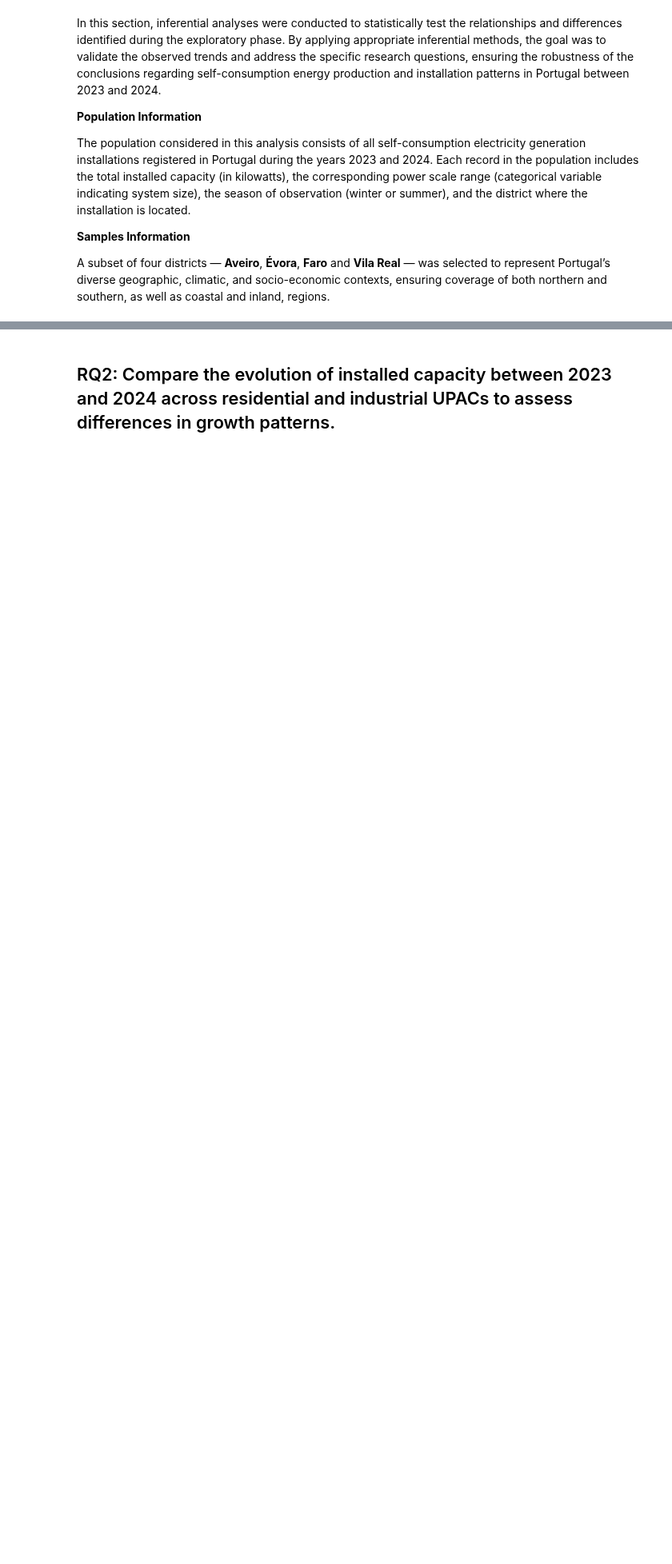
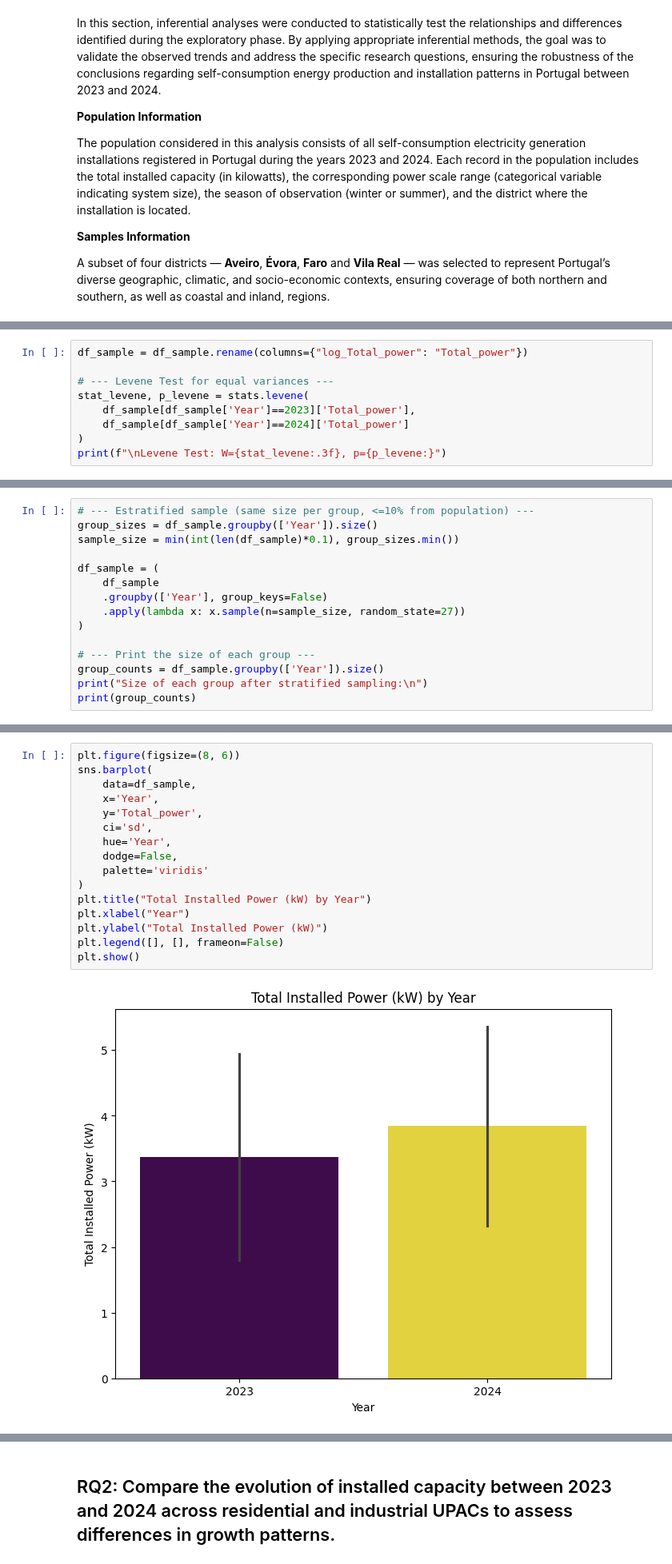
Before and after one commit to Mariana-rc01/WattWise, a Jupyter notebook: Notebooks/ReportFinal.ipynb, the cells around one changed output, grey strips where cells are left out. Shown at 80% size. Drawn from its saved outputs; the diff is of its cells as text; blank space fills up the shorter version.

```diff
--- a/Notebooks/ReportFinal.ipynb
+++ b/Notebooks/ReportFinal.ipynb
@@ -1868,0 +1924,9 @@ Index(['Quarter', 'District', 'Municipality', 'Parish', 'Technology Type',
+# %%
+df_sample = df_sample.rename(columns={"log_Total_power": "Total_power"})
+
+# --- Levene Test for equal variances ---
+stat_levene, p_levene = stats.levene(
+    df_sample[df_sample['Year']==2023]['Total_power'],
+    df_sample[df_sample['Year']==2024]['Total_power']
+)
+print(f"\nLevene Test: W={stat_levene:.3f}, p={p_levene:}")
@@ -1868,0 +1939,15 @@ Index(['Quarter', 'District', 'Municipality', 'Parish', 'Technology Type',
+# %%
+# --- Estratified sample (same size per group, <=10% from population) ---
+group_sizes = df_sample.groupby(['Year']).size()
+sample_size = min(int(len(df_sample)*0.1), group_sizes.min())
+
+df_sample = (
+    df_sample
+    .groupby(['Year'], group_keys=False)
+    .apply(lambda x: x.sample(n=sample_size, random_state=27))
+)
+
+# --- Print the size of each group ---
+group_counts = df_sample.groupby(['Year']).size()
+print("Size of each group after stratified sampling:\n")
+print(group_counts)
@@ -1884,0 +1976,18 @@ Kirill
+# %%
+plt.figure(figsize=(8, 6))
+sns.barplot(
+    data=df_sample,
+    x='Year',
+    y='Total_power',
+    ci='sd',
+    hue='Year',
+    dodge=False,
+    palette='viridis'
+)
+plt.title("Total Installed Power (kW) by Year")
+plt.xlabel("Year")
+plt.ylabel("Total Installed Power (kW)")
+plt.legend([], [], frameon=False)
+plt.show()
+# %% [output]
+[figure, added]
```
Also changed, not shown: parts of 28 cells of this notebook.
